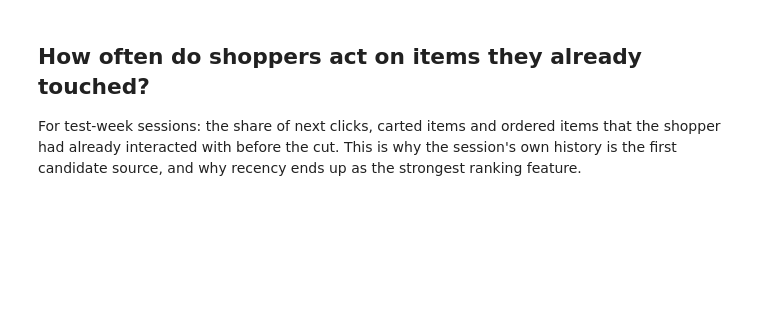
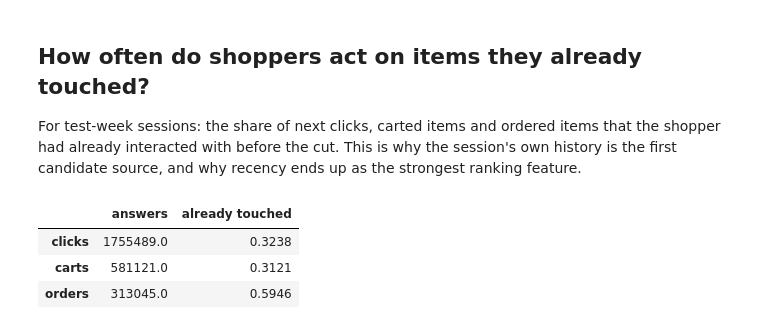
Before and after one commit to omshivbhosale/otto-two-stage-recommender, a Jupyter notebook: notebooks/01_data_exploration.ipynb, the cells around one changed output. Cells and saved outputs as stored; diff of their text form; code cells hidden in the pictures; blank space fills up the shorter version.

```diff
--- a/notebooks/01_data_exploration.ipynb
+++ b/notebooks/01_data_exploration.ipynb
@@ -66,15 +91,20 @@ source, and why recency ends up as the strongest ranking feature.
 # %%
 inp = pd.read_parquet(DATA / "test_input", columns=["session", "aid"]).drop_duplicates()
 inp["seen"] = True
 labels = pd.read_parquet(DATA / "test_labels")
 
 answers = {"clicks": labels[["session", "click"]].dropna().rename(columns={"click": "aid"})}
 for t in ["carts", "orders"]:
     answers[t] = labels[["session", t]].dropna().explode(t).rename(columns={t: "aid"})
 
 rows = {}
 for t, a in answers.items():
     a = a.astype({"session": "int64", "aid": "int64"})
     m = a.merge(inp.astype({"session": "int64", "aid": "int64"}), on=["session", "aid"], how="left")
-    rows[t] = {"answers": len(m), "already touched": m["seen"].fillna(False).astype(bool).mean().round(4)}
+    rows[t] = {"answers": len(m), "already touched": round(float(m["seen"].notna().mean()), 4)}
 pd.DataFrame(rows).T
+# %% [output]
+|  | answers | already touched |
+| clicks | 1755489.0 | 0.3238 |
+| carts | 581121.0 | 0.3121 |
+| orders | 313045.0 | 0.5946 |
```
Also changed, not shown: parts of 5 cells of this notebook, 14 other files.
